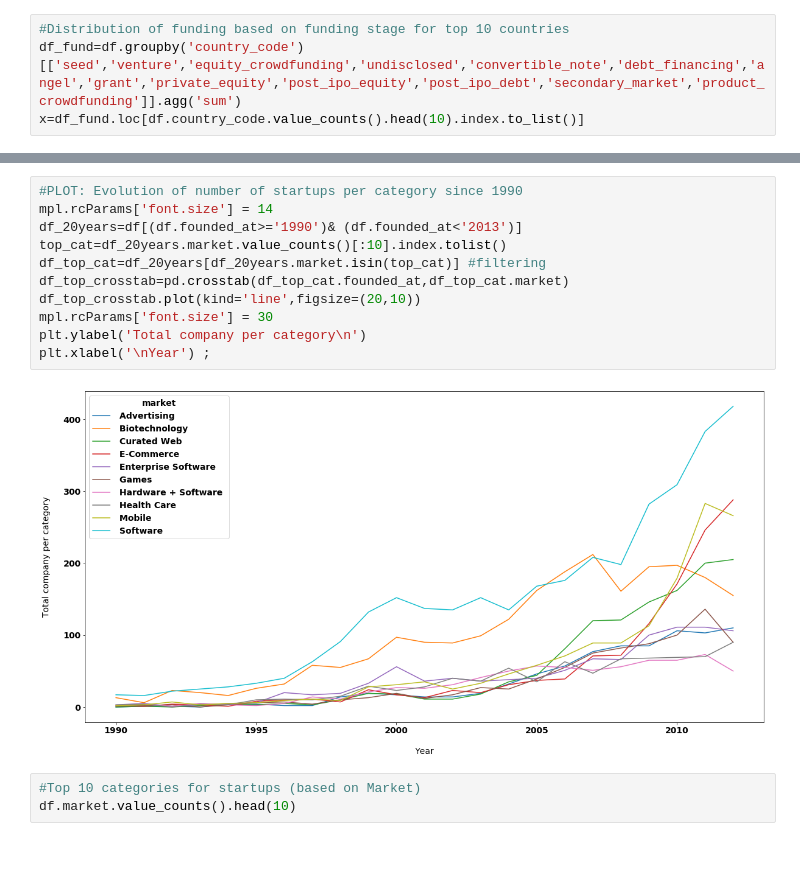
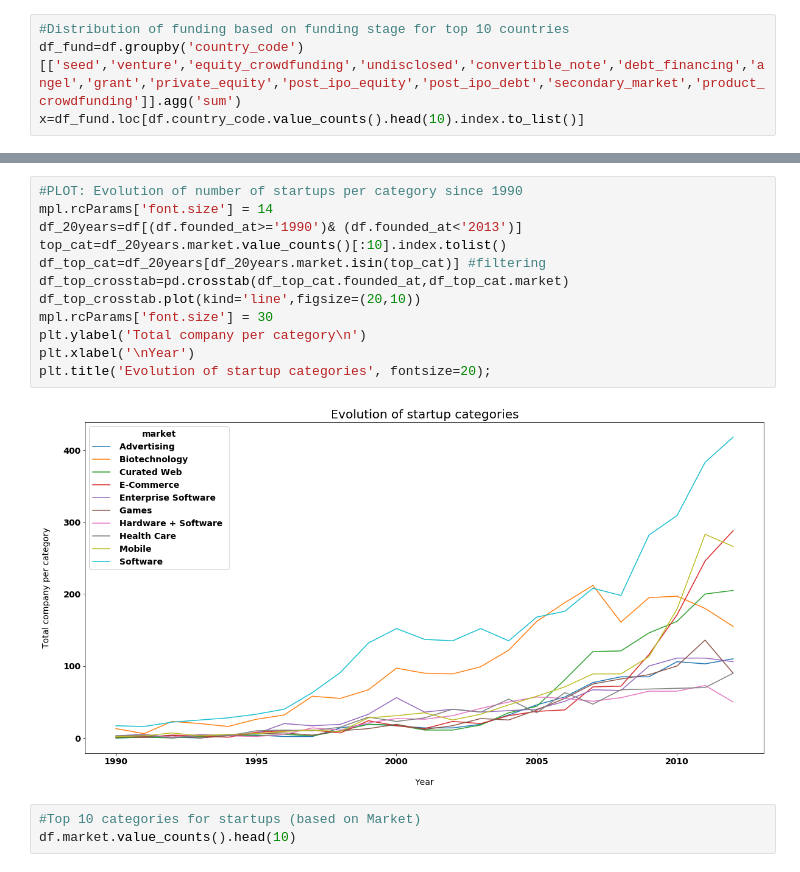
Before and after one commit to EricBui0201/Data_Analytics_Projects, a Jupyter notebook: Global Startup Ecosystem/Jupyter BN Files/GSE_KaggleDS.ipynb, the cells around one changed output, grey strips where cells are left out. Saved outputs shown, nothing was run; the diff lists cells and outputs as text.

```diff
--- a/Global Startup Ecosystem/Jupyter BN Files/GSE_KaggleDS.ipynb
+++ b/Global Startup Ecosystem/Jupyter BN Files/GSE_KaggleDS.ipynb
@@ -349,16 +350,17 @@ plt.ylabel('Mean Funding Period / Country\n');
 # %%
 #PLOT: Evolution of number of startups per category since 1990
 mpl.rcParams['font.size'] = 14
 df_20years=df[(df.founded_at>='1990')& (df.founded_at<'2013')]
 top_cat=df_20years.market.value_counts()[:10].index.tolist()
 df_top_cat=df_20years[df_20years.market.isin(top_cat)] #filtering
 df_top_crosstab=pd.crosstab(df_top_cat.founded_at,df_top_cat.market)
 df_top_crosstab.plot(kind='line',figsize=(20,10))
 mpl.rcParams['font.size'] = 30
 plt.ylabel('Total company per category\n')
-plt.xlabel('\nYear') ;
+plt.xlabel('\nYear')
+plt.title('Evolution of startup categories', fontsize=20);
 # %% [output]
-[figure, old version]
+[figure, new version]
 # %%
 #Top 10 categories for startups (based on Market)
 df.market.value_counts().head(10)
```
Also changed, not shown: parts of 8 cells of this notebook, 11 other files.
